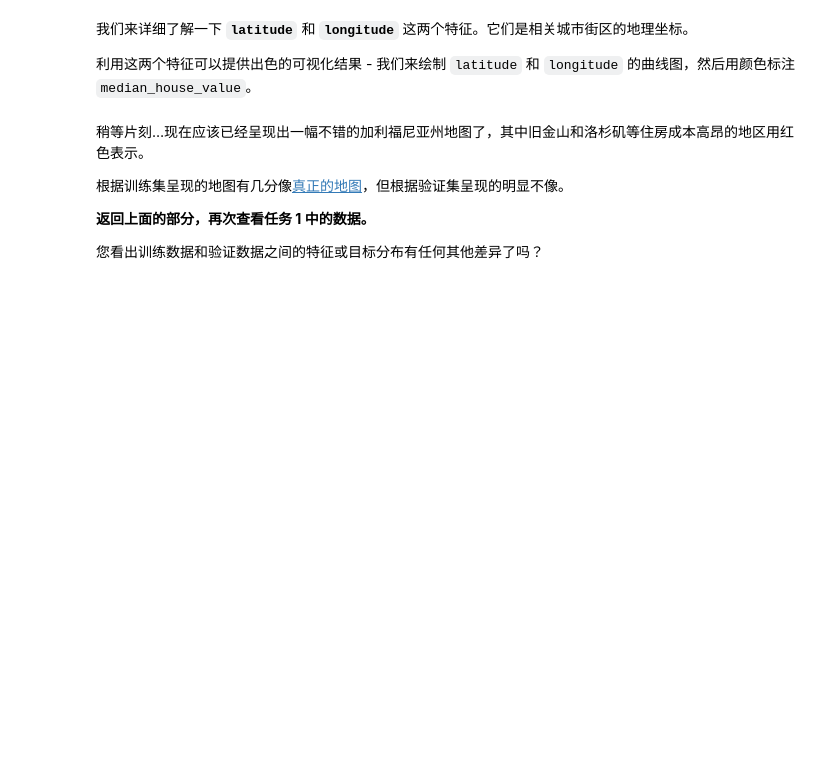
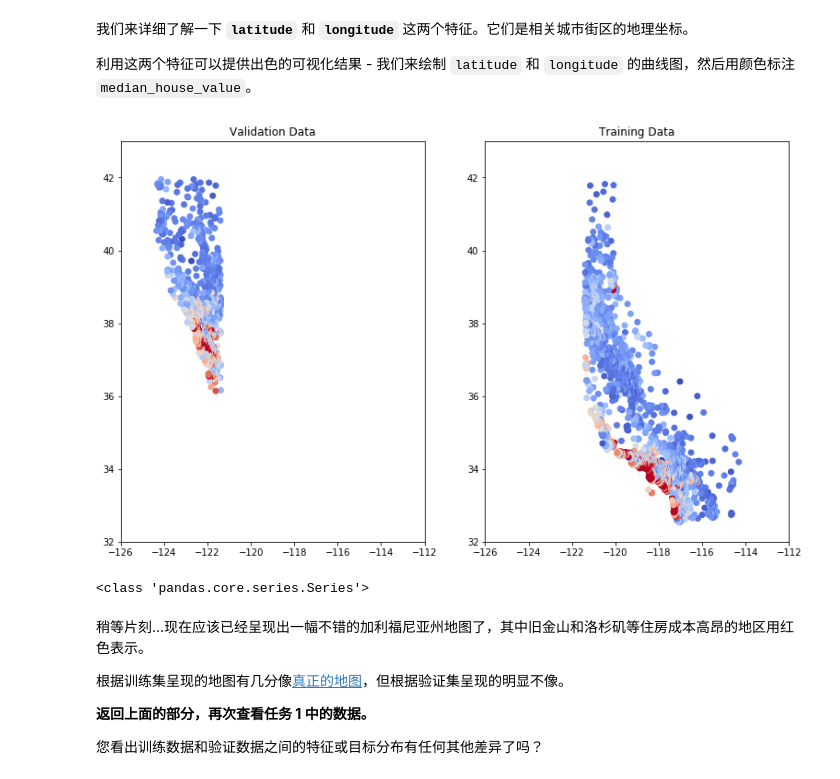
Before and after one commit to Baileyswu/google-tensorflow-tutor, a Jupyter notebook: 4. validation.ipynb, the cells around one changed output. Saved outputs shown, nothing was run; the diff lists cells and outputs as text; code cells hidden in the pictures; blank space fills up the shorter version.

```diff
--- a/4. validation.ipynb
+++ b/4. validation.ipynb
@@ -114,3 +154,6 @@ validation_targets.describe()
 快速浏览一下表格中的值。一切看起来正常吗？看一下您可以发现多少问题。如果您没有统计学方面的背景知识，也不必担心；您可以运用常识。
 
 有机会亲自仔细查看数据后，请查看解决方案，了解有关如何验证数据的其他思路。
+# %%
+training_examples = preprocess_features(california_housing_dataframe.head(12000))
+training_examples.describe()
@@ -170,3 +224,12 @@ _ = plt.plot()
+# %%
+draw(training_examples, validation_examples)
+# %% [output]
+[figure, added]
+# %%
+c=validation_targets["median_house_value"] / validation_targets["median_house_value"].max()
+print(type(c))
+# %% [output]
+<class 'pandas.core.series.Series'>
 # %% [markdown]
  稍等片刻…现在应该已经呈现出一幅不错的加利福尼亚州地图了，其中旧金山和洛杉矶等住房成本高昂的地区用红色表示。
 
```
Also changed, not shown: parts of 17 cells of this notebook, 2 other files.
